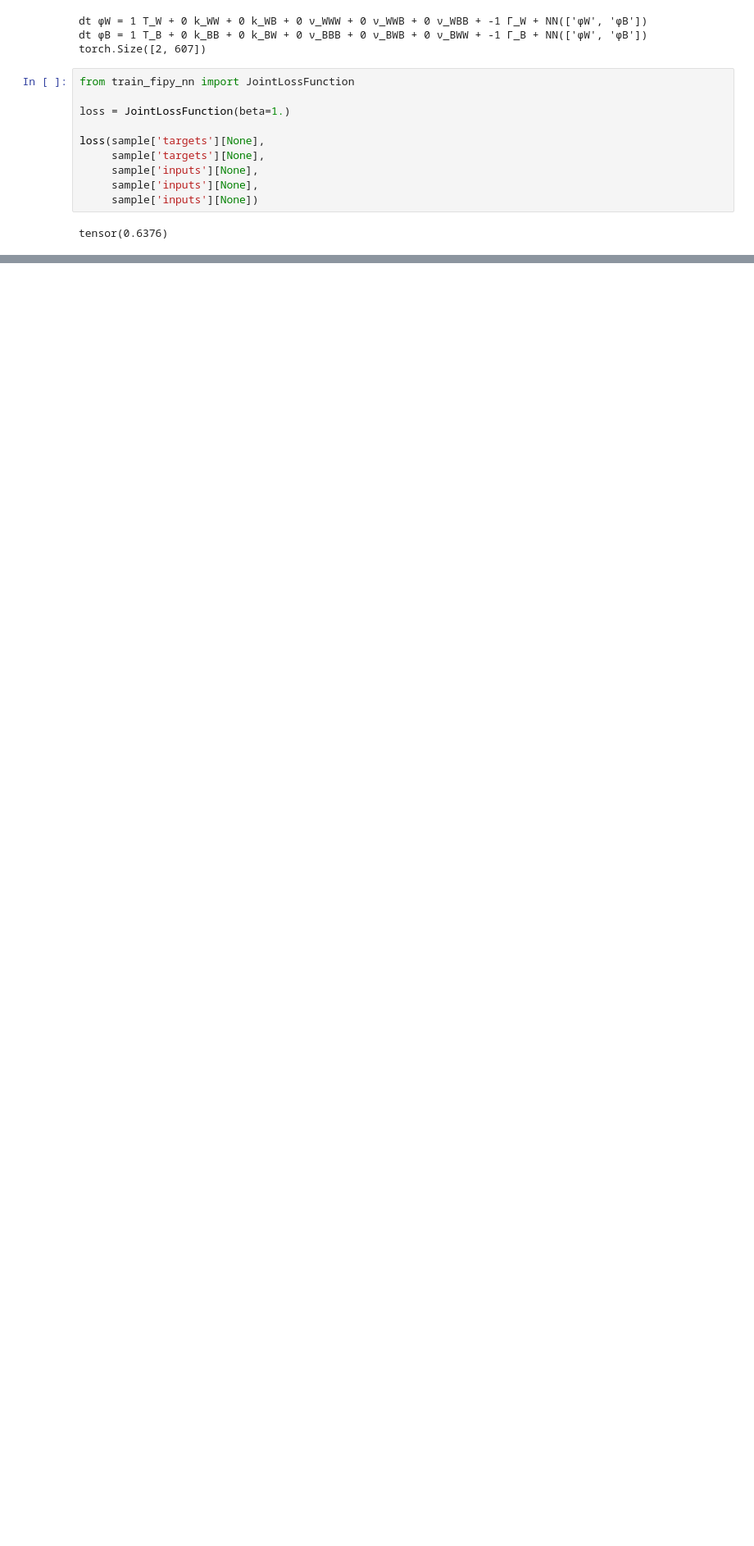
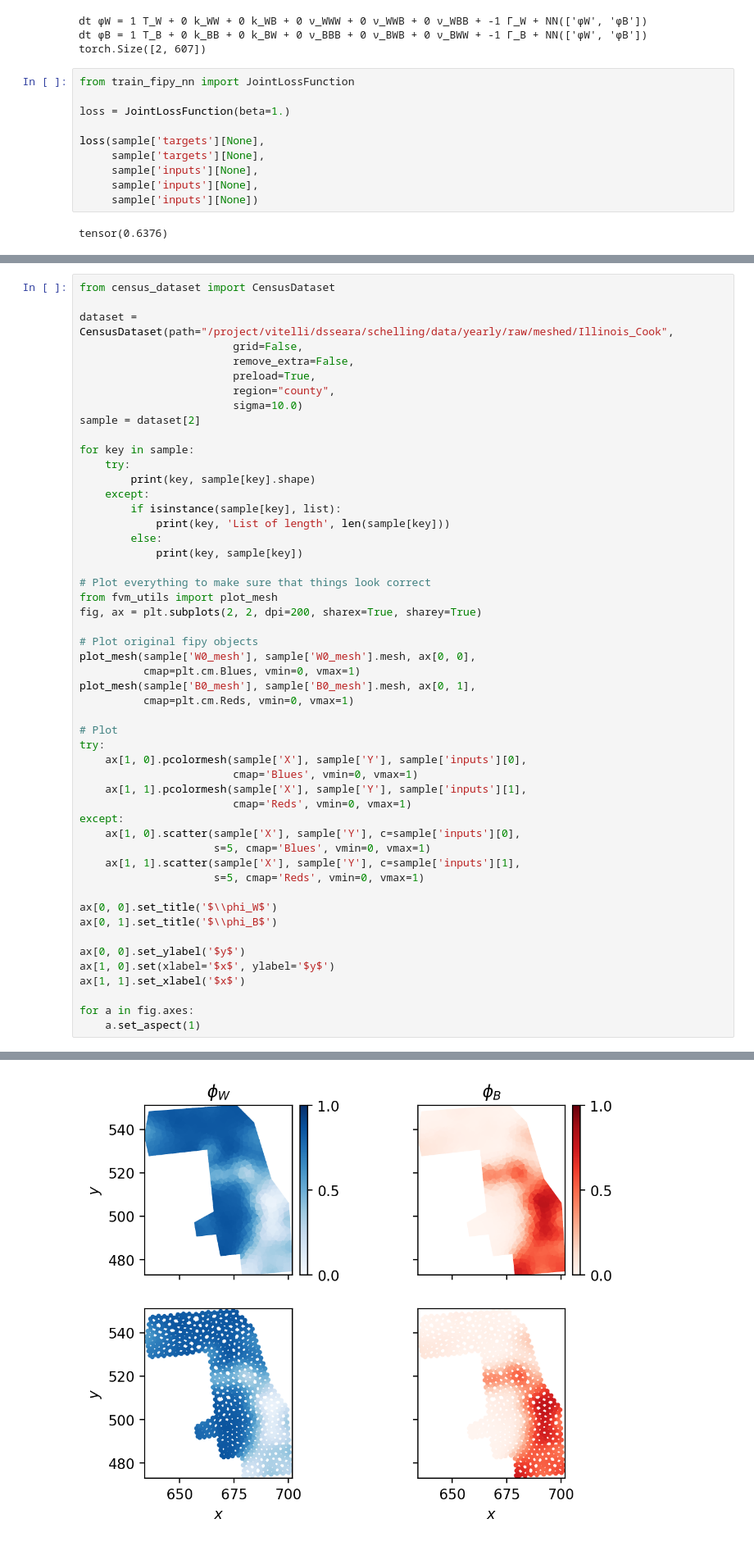
Before and after one commit to jcolen/sociohydro, a Jupyter notebook: param_inference/HybridInferenceTesting.ipynb, the cells around one changed output, grey strips where cells are left out. Shown at 82% size. Cells and saved outputs as stored; diff of their text form; blank space fills up the shorter version.

```diff
--- a/param_inference/HybridInferenceTesting.ipynb
+++ b/param_inference/HybridInferenceTesting.ipynb
@@ -135,0 +117,52 @@ tensor(0.6376)
+# %%
+from census_dataset import CensusDataset
+
+dataset = CensusDataset(path="/project/vitelli/dsseara/schelling/data/yearly/raw/meshed/Illinois_Cook",
+                        grid=False,
+                        remove_extra=False,
+                        preload=True,
+                        region="county",
+                        sigma=10.0)
+sample = dataset[2]
+
+for key in sample:
+    try:
+        print(key, sample[key].shape)
+    except:
+        if isinstance(sample[key], list):
+            print(key, 'List of length', len(sample[key]))
+        else:
+            print(key, sample[key])
+
+# Plot everything to make sure that things look correct
+from fvm_utils import plot_mesh
+fig, ax = plt.subplots(2, 2, dpi=200, sharex=True, sharey=True)
+
+# Plot original fipy objects
+plot_mesh(sample['W0_mesh'], sample['W0_mesh'].mesh, ax[0, 0],
+          cmap=plt.cm.Blues, vmin=0, vmax=1)
+plot_mesh(sample['B0_mesh'], sample['B0_mesh'].mesh, ax[0, 1],
+          cmap=plt.cm.Reds, vmin=0, vmax=1)
+
+# Plot
+try:
+    ax[1, 0].pcolormesh(sample['X'], sample['Y'], sample['inputs'][0],
+                        cmap='Blues', vmin=0, vmax=1)
+    ax[1, 1].pcolormesh(sample['X'], sample['Y'], sample['inputs'][1],
+                        cmap='Reds', vmin=0, vmax=1)
+except:
+    ax[1, 0].scatter(sample['X'], sample['Y'], c=sample['inputs'][0],
+                     s=5, cmap='Blues', vmin=0, vmax=1)
+    ax[1, 1].scatter(sample['X'], sample['Y'], c=sample['inputs'][1],
+                     s=5, cmap='Reds', vmin=0, vmax=1)
+
+ax[0, 0].set_title('$\\phi_W$')
+ax[0, 1].set_title('$\\phi_B$')
+
+ax[0, 0].set_ylabel('$y$')
+ax[1, 0].set(xlabel='$x$', ylabel='$y$')
+ax[1, 1].set_xlabel('$x$')
+
+for a in fig.axes:
+    a.set_aspect(1)
+# %% [output]
@@ -135,0 +189 @@ tensor(0.6376)
+[figure, added]
```
Also changed, not shown: parts of 9 cells of this notebook, 2 other files.
